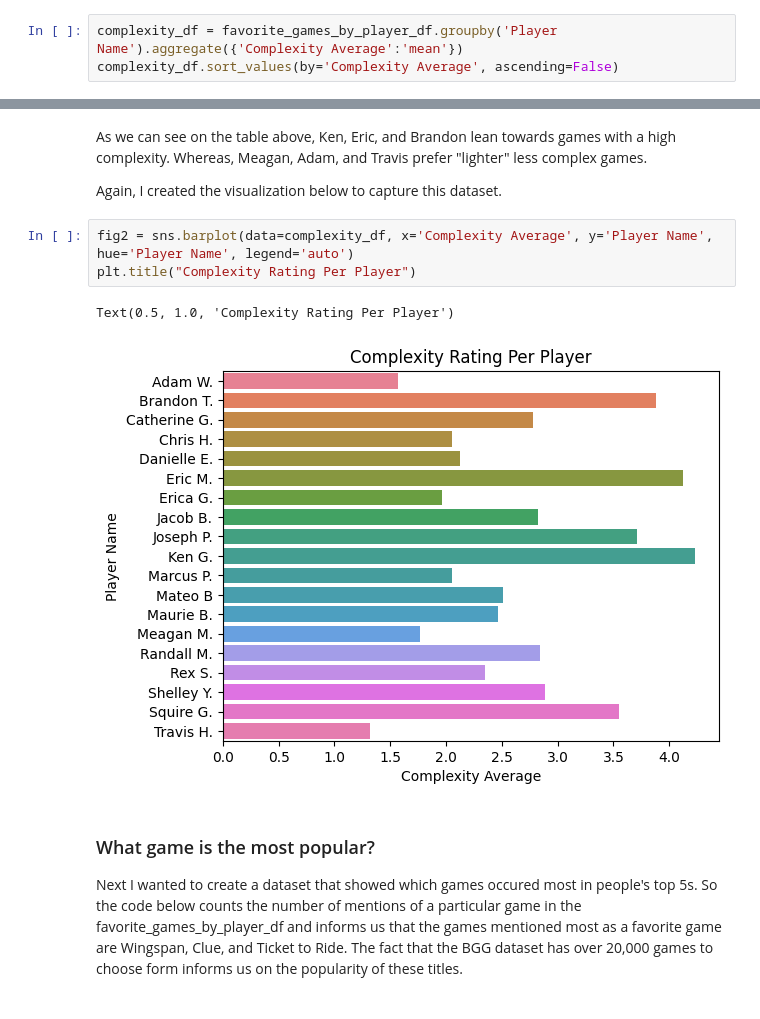
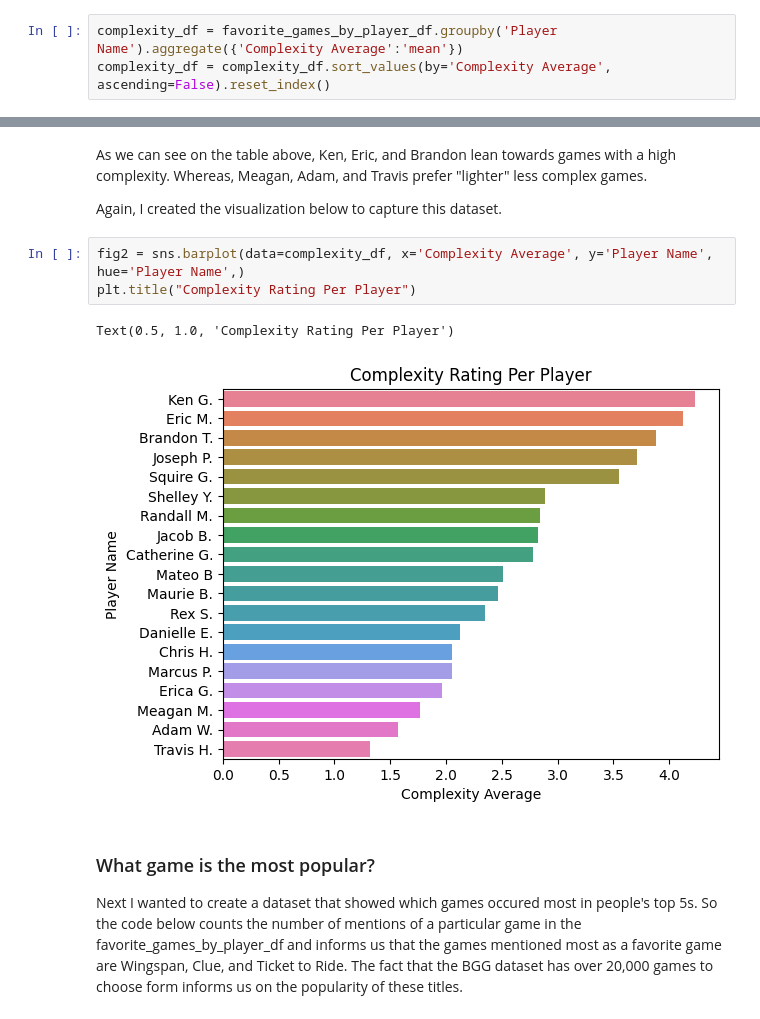
Before and after one commit to SquireGreene/CodeYou---Board-Game-Project, a Jupyter notebook: DataInvestigation.ipynb, the cells around one changed output, grey strips where cells are left out. Drawn from its saved outputs; the diff is of its cells as text.

```diff
--- a/DataInvestigation.ipynb
+++ b/DataInvestigation.ipynb
@@ -82,4 +62,4 @@ Text(0.5, 1.0, 'Average Rating Per Player')
 Next I wanted to explore "weight" among my playgroup. Who likes the "heaviest" or most difficult gaming experiences. BGG has a ranking for this as well that is voted on by users. Their philosophy for Game Play Weight rankings can also be found [here.](https://boardgamegeek.com/wiki/page/ratings)
 # %%
 complexity_df = favorite_games_by_player_df.groupby('Player Name').aggregate({'Complexity Average':'mean'})
-complexity_df.sort_values(by='Complexity Average', ascending=False)
+complexity_df = complexity_df.sort_values(by='Complexity Average', ascending=False).reset_index()
@@ -107,11 +68,11 @@ As we can see on the table above, Ken, Eric, and Brandon lean towards games with
 
 Again, I created the visualization below to capture this dataset.
 # %%
-fig2 = sns.barplot(data=complexity_df, x='Complexity Average', y='Player Name', hue='Player Name', legend='auto')
+fig2 = sns.barplot(data=complexity_df, x='Complexity Average', y='Player Name', hue='Player Name',)
 plt.title("Complexity Rating Per Player")
 # %% [output]
 Text(0.5, 1.0, 'Complexity Rating Per Player')
-[figure, old version]
+[figure, new version]
 # %% [markdown]
 ### What game is the most popular?
 
```
Also changed, not shown: parts of 22 cells of this notebook, 3 other files.
